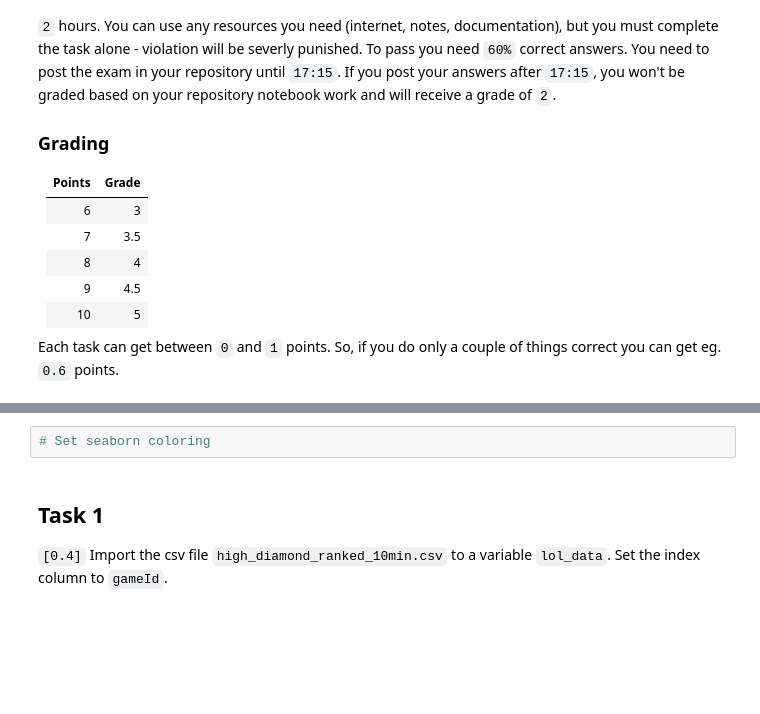
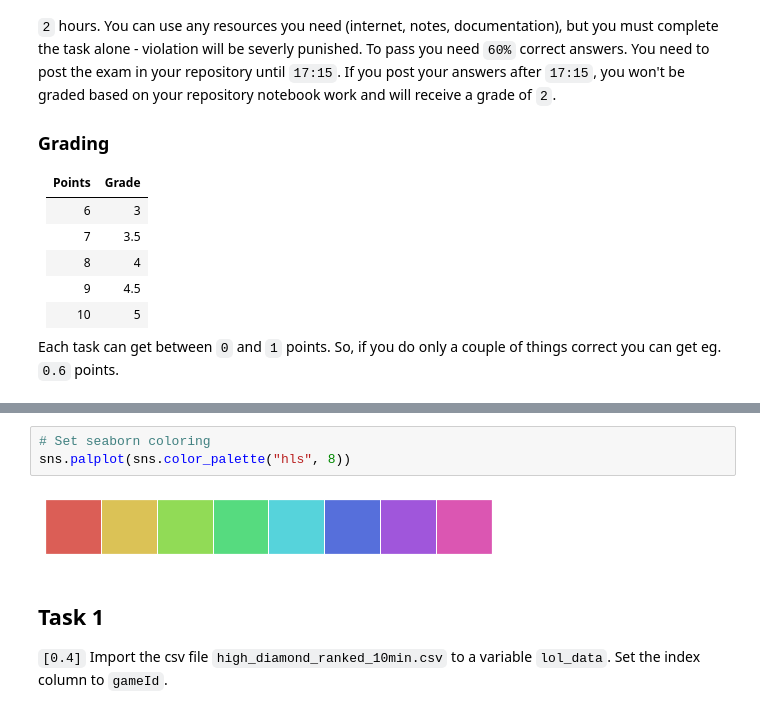
Before and after one commit to jakubl95/introduction-to-python, a Jupyter notebook: Exam/exam.ipynb, the cells around one changed output, grey strips where cells are left out. Cells and saved outputs as stored; diff of their text form; blank space fills up the shorter version.

```diff
--- a/Exam/exam.ipynb
+++ b/Exam/exam.ipynb
@@ -22,5 +27,8 @@ student_id = None
 # %%
 # Set seaborn coloring
+sns.palplot(sns.color_palette("hls", 8))
+# %% [output]
+[figure, added]
 # %% [markdown]
 ## Task 1
 
```
Also changed, not shown: parts of 19 cells of this notebook.
